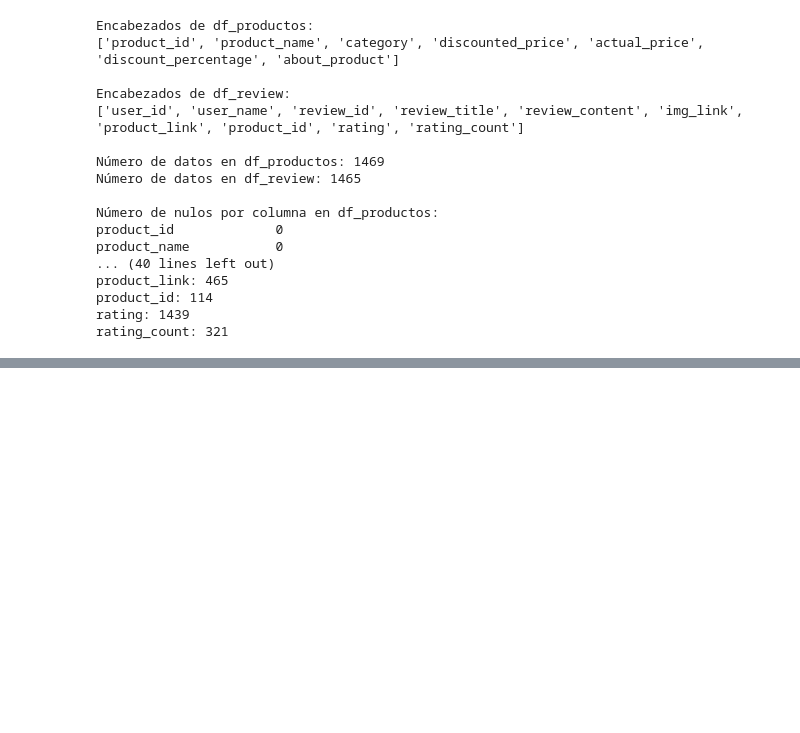
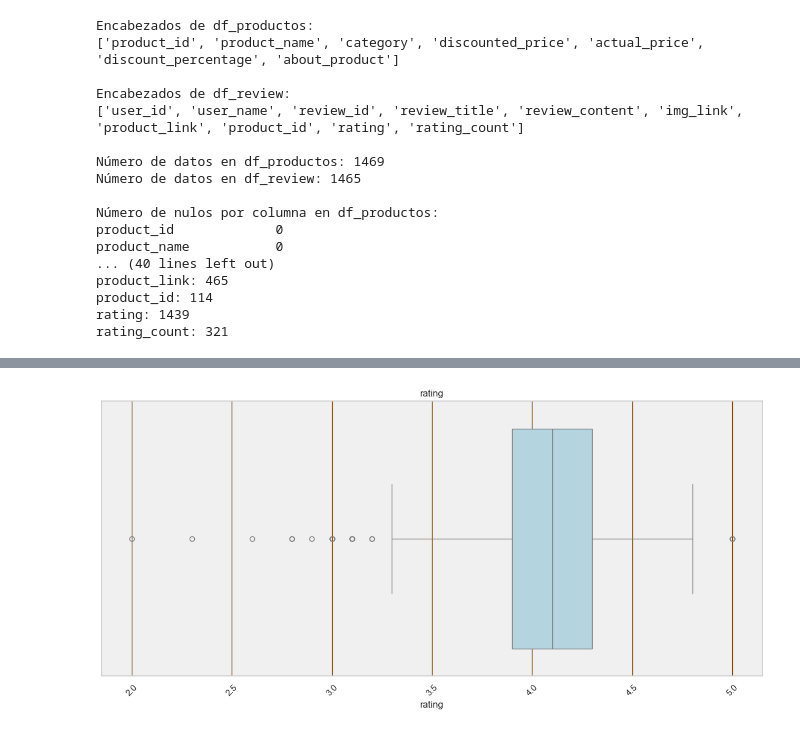
Before and after one commit to osirisberbesia/4DataLab, a Jupyter notebook: exploratorio_datalab.ipynb, the cells around one changed output, grey strips where cells are left out. Saved outputs shown, nothing was run; the diff lists cells and outputs as text; code cells hidden in the pictures; blank space fills up the shorter version.

```diff
--- a/exploratorio_datalab.ipynb
+++ b/exploratorio_datalab.ipynb
@@ -65,0 +148,24 @@ rating_count: 321
+# %%
+import pandas as pd
+import matplotlib.pyplot as plt
+import seaborn as sns
+
+df_review = pd.read_csv('CSV/amazon_review_clean.csv')
+
+# Convertir 'rating' a float usando el punto como separador decimal
+df_review['rating'] = pd.to_numeric(df_review['rating'].str.replace(',', '.', regex=False), errors='coerce')
+
+# Ordenar el DataFrame por 'rating'
+df_review = df_review.sort_values(by='rating')
+
+# Configurar el estilo de los gráficos
+sns.set(style="whitegrid", rc={"axes.facecolor": "#f0f0f0", "grid.color": "#704214"})  # Fondo gris claro y grid sepia
+
+plt.figure(figsize=(12, 6))
+sns.boxplot(x=df_review['rating'], color='#ADD8E6')
+plt.title('rating')
+plt.xticks(rotation=45)
+plt.tight_layout()
+plt.show()
+# %% [output]
+[figure, added]
```
Also changed, not shown: parts of 12 cells of this notebook, 12 other files.
